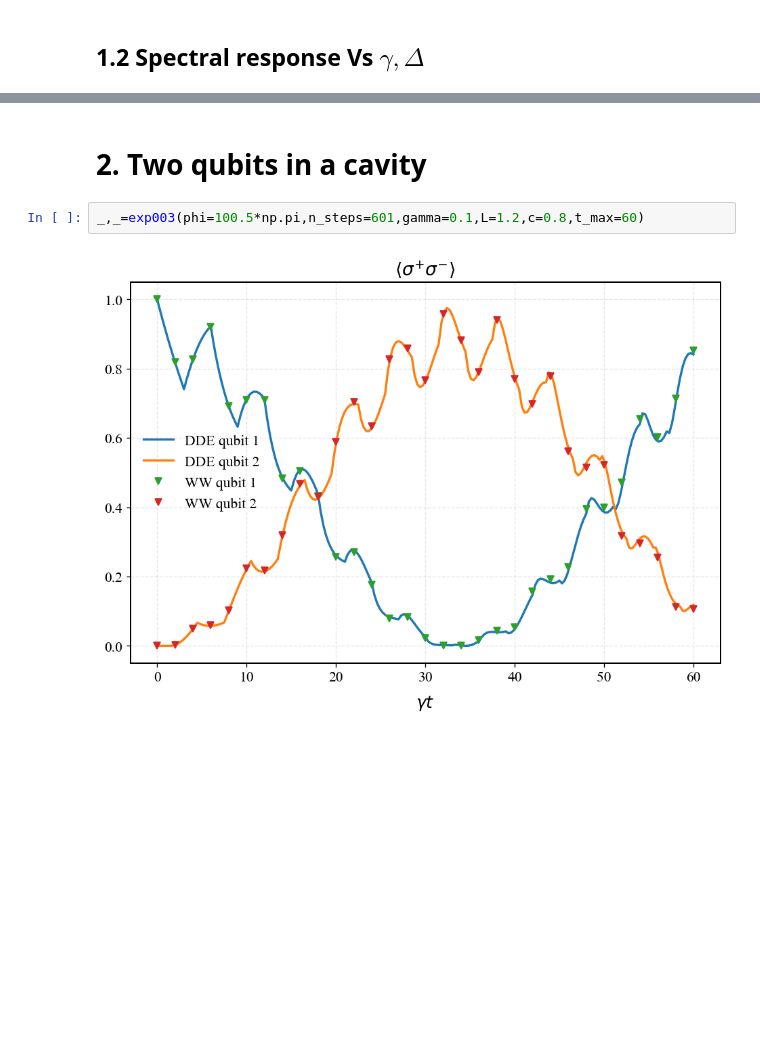
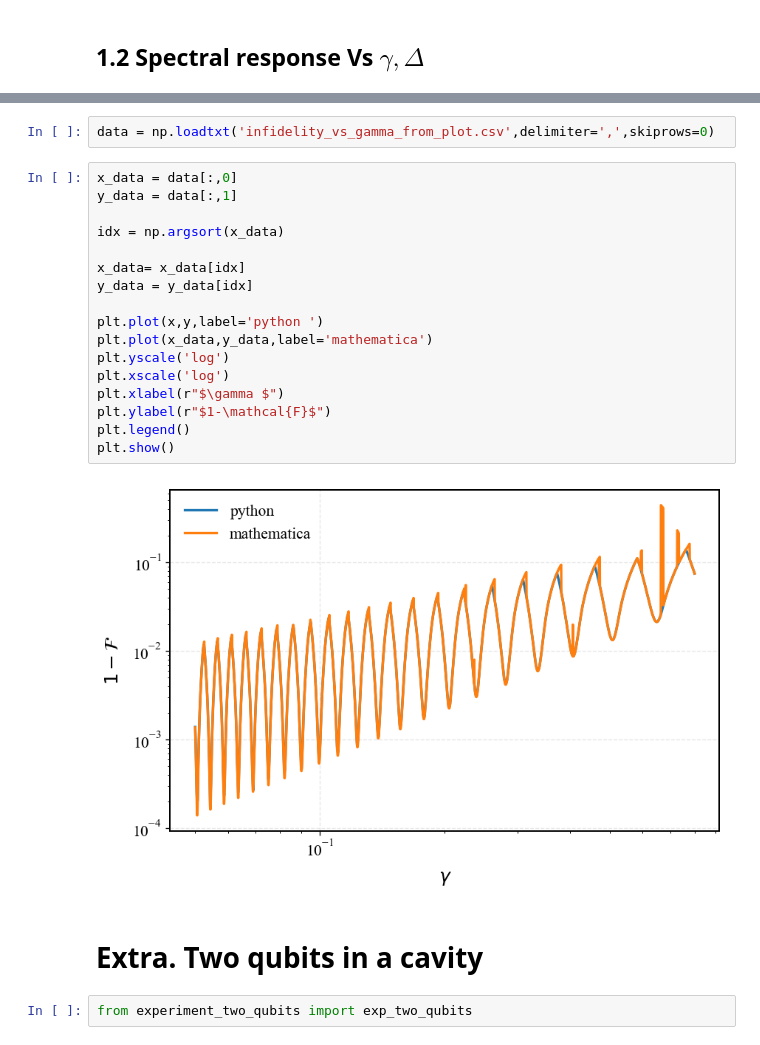
Before and after one commit to Taitoos2/non_markovian_qubit_swap, a Jupyter notebook: Idea_2.ipynb, the cells around one changed output, grey strips where cells are left out. Drawn from its saved outputs; the diff is of its cells as text; blank space fills up the shorter version.

```diff
--- a/Idea_2.ipynb
+++ b/Idea_2.ipynb
@@ -55,7 +97,26 @@ _ = exp005(gamma_list=[0.1],Delta_list=list(range(2,41,1)),n_steps=1001,L2_metho
+# %%
+data = np.loadtxt('infidelity_vs_gamma_from_plot.csv',delimiter=',',skiprows=0)
+# %%
+x_data = data[:,0]
+y_data = data[:,1]
+
+idx = np.argsort(x_data)
+
+x_data= x_data[idx]
+y_data = y_data[idx]
+
+plt.plot(x,y,label='python ')
+plt.plot(x_data,y_data,label='mathematica')
+plt.yscale('log')
+plt.xscale('log')
+plt.xlabel(r"$\gamma $")
+plt.ylabel(r"$1-\mathcal{F}$")
+plt.legend()
+plt.show()
+# %% [output]
+[figure, added]
 # %% [markdown]
-# 2. Two qubits in a cavity
+# Extra. Two qubits in a cavity
-# %%
-_,_=exp003(phi=100.5*np.pi,n_steps=601,gamma=0.1,L=1.2,c=0.8,t_max=60)
-# %% [output]
-[figure, removed]
+# %%
+from experiment_two_qubits import exp_two_qubits
 # %%
```
Also changed, not shown: parts of 10 cells of this notebook.
